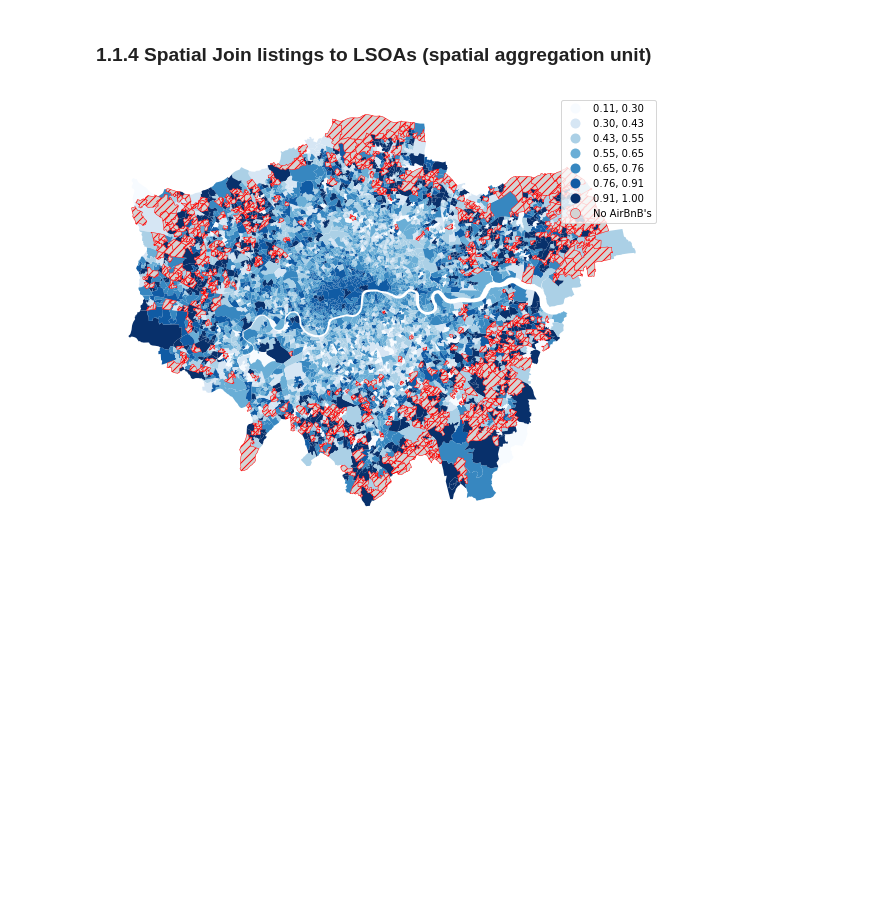
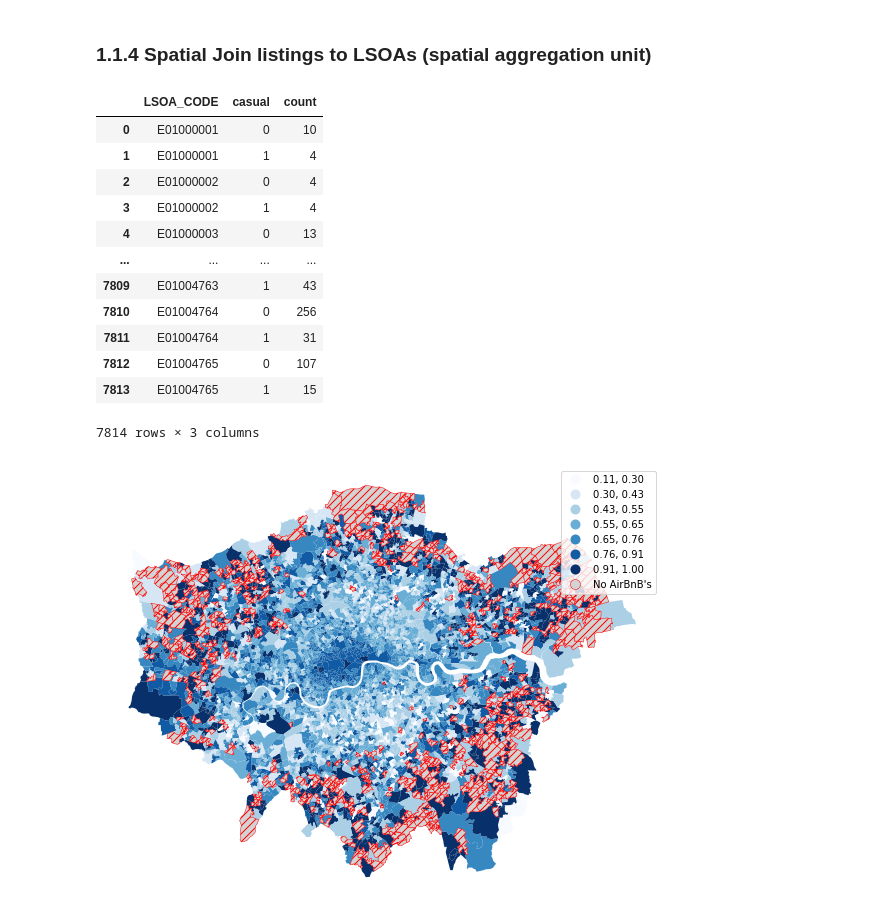
Before and after one commit to ZacharyP-E/are-you-gitting-me, a Jupyter notebook: 1.0 Data Wrangling.ipynb, the cells around one changed output. Cells and saved outputs as stored; diff of their text form; code cells hidden in the pictures; blank space fills up the shorter version.

```diff
--- a/1.0 Data Wrangling.ipynb
+++ b/1.0 Data Wrangling.ipynb
@@ -47,5 +64,20 @@ lsoa_ls = listings.sjoin(lsoa, predicate="within")
 # %%
 #Number of professional vs casual Airbnb hosts by LSOA
 lsoa_ls["count"] = 1
-professinal_count = lsoa_ls.groupby(["LSOA_CODE", "casual"])["count"].sum().reset_index()
+professional_count = lsoa_ls.groupby(["LSOA_CODE", "casual"])["count"].sum().reset_index()
+professional_count
+# %% [output]
+|  | LSOA_CODE | casual | count |
+| 0 | E01000001 | 0 | 10 |
+| 1 | E01000001 | 1 | 4 |
+| 2 | E01000002 | 0 | 4 |
+| 3 | E01000002 | 1 | 4 |
+| 4 | E01000003 | 0 | 13 |
+| ... | ... | ... | ... |
+| 7809 | E01004763 | 1 | 43 |
+| 7810 | E01004764 | 0 | 256 |
+| 7811 | E01004764 | 1 | 31 |
+| 7812 | E01004765 | 0 | 107 |
+| 7813 | E01004765 | 1 | 15 |
+7814 rows × 3 columns
 # %%
```
Also changed, not shown: parts of 9 cells of this notebook.
